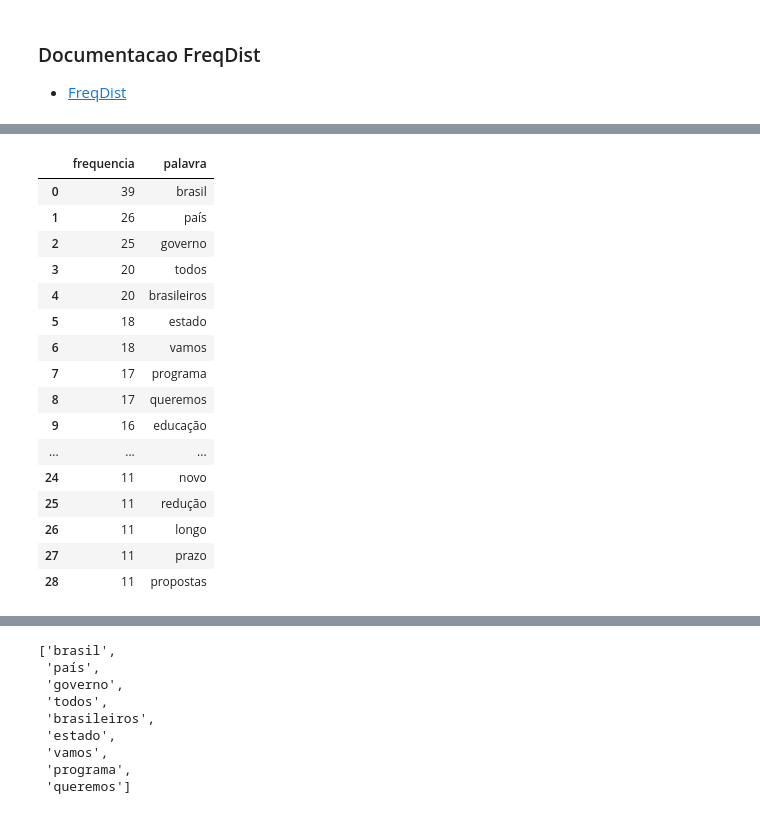
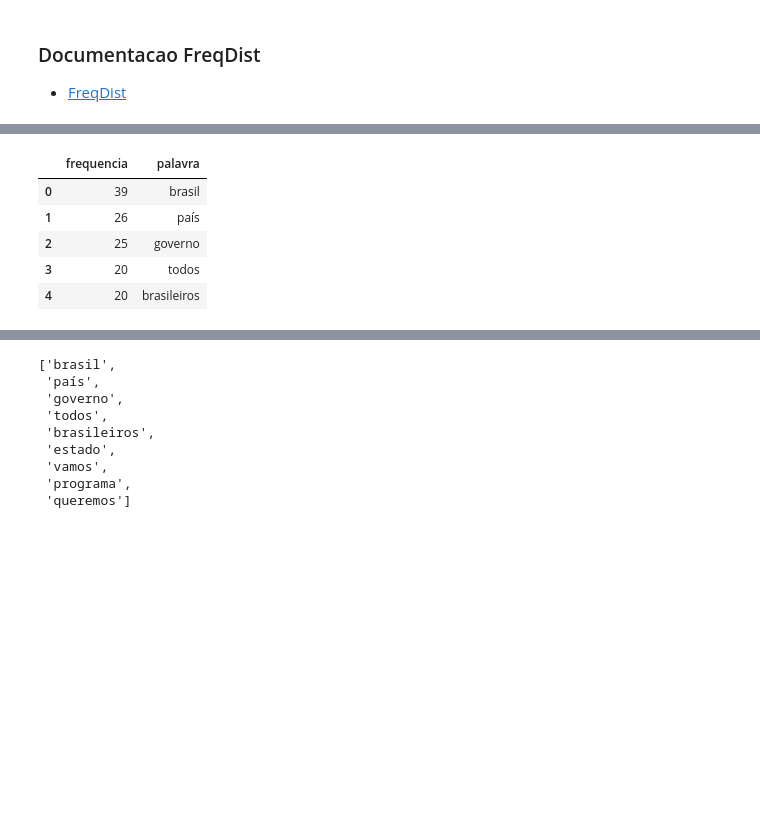
Before and after one commit to rodrigomaruyama/OpenData, a Jupyter notebook: freq_palavras/palavras_plano_governo_novo.ipynb, the cells around one changed output, grey strips where cells are left out. Cells and saved outputs as stored; diff of their text form; code cells hidden in the pictures; blank space fills up the shorter version.

```diff
--- a/freq_palavras/palavras_plano_governo_novo.ipynb
+++ b/freq_palavras/palavras_plano_governo_novo.ipynb
@@ -134,23 +135,12 @@ for i in hundred_most_common[0:29]:
 # %%
 d = {'palavra': x, 'frequencia': y}
 df_r = pd.DataFrame(d)
 df_r = df_r.sort_values(['frequencia'], ascending=0)
-df_r
+df_r.head()
 # %% [output]
 |  | frequencia | palavra |
 | 0 | 39 | brasil |
 | 1 | 26 | país |
 | 2 | 25 | governo |
 | 3 | 20 | todos |
 | 4 | 20 | brasileiros |
-| 5 | 18 | estado |
-| 6 | 18 | vamos |
-| 7 | 17 | programa |
-| 8 | 17 | queremos |
-| 9 | 16 | educação |
-| ... | ... | ... |
-| 24 | 11 | novo |
-| 25 | 11 | redução |
-| 26 | 11 | longo |
-| 27 | 11 | prazo |
-| 28 | 11 | propostas |
```
Also changed, not shown: parts of 3 cells of this notebook, 3 other files.
